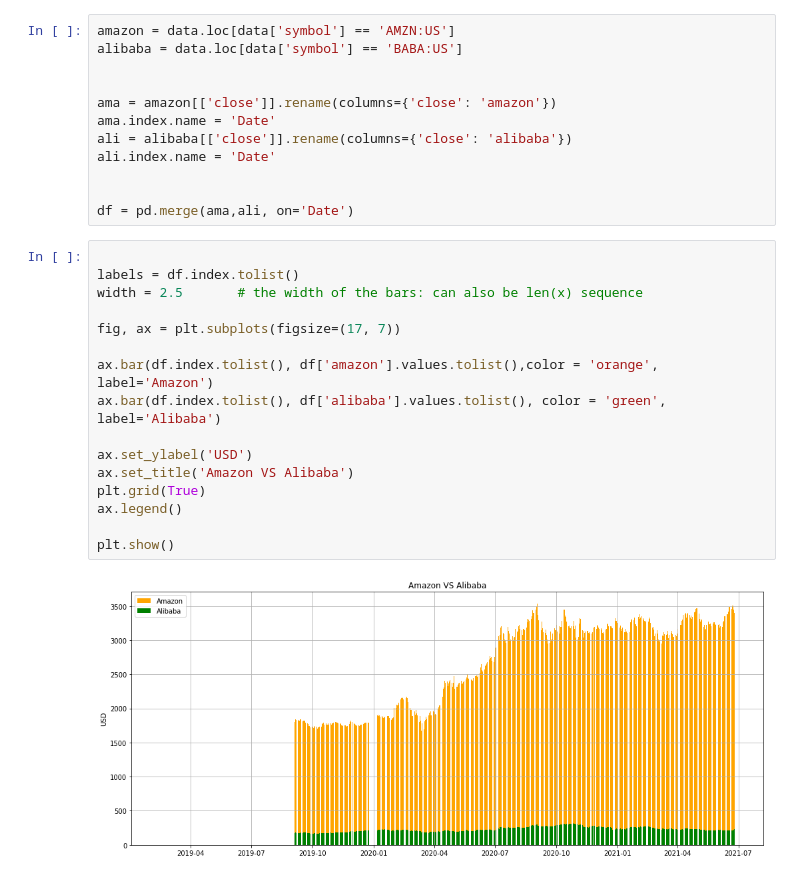
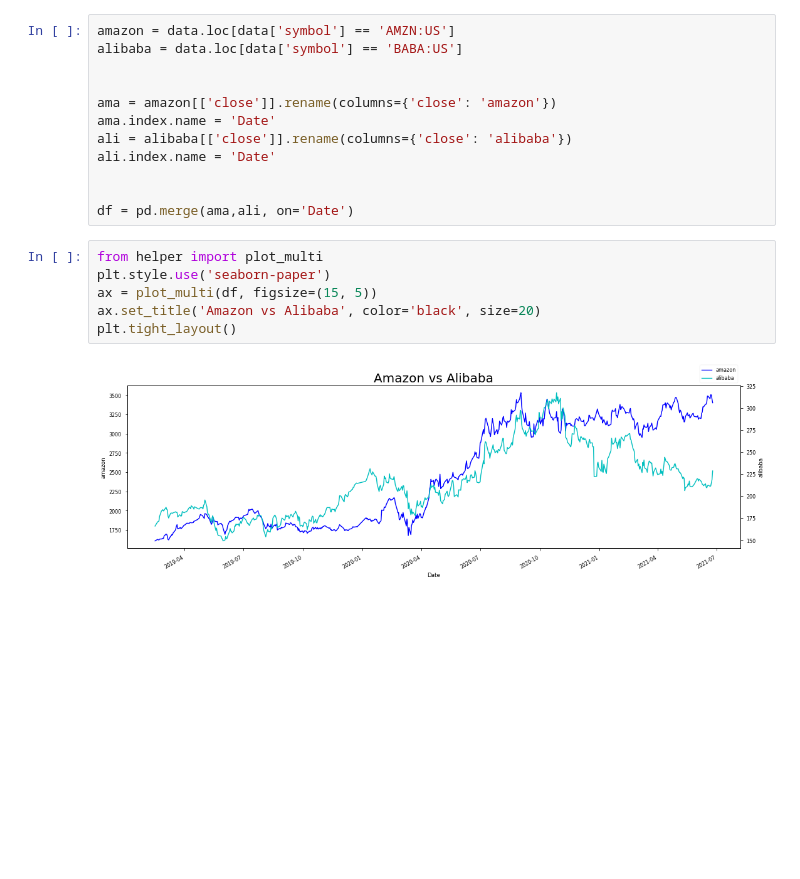
Before and after one commit to tradingeconomics/notebooks, a Jupyter notebook: Stocks/Amazon_Alibaba.ipynb, the cells around one changed output. Cells and saved outputs as stored; diff of their text form; blank space fills up the shorter version.

```diff
--- a/Stocks/Amazon_Alibaba.ipynb
+++ b/Stocks/Amazon_Alibaba.ipynb
@@ -22,21 +22,11 @@ ali.index.name = 'Date'
 
 
 df = pd.merge(ama,ali, on='Date')
-# %%
-
-labels = df.index.tolist()
-width = 2.5       # the width of the bars: can also be len(x) sequence
-
-fig, ax = plt.subplots(figsize=(17, 7))
-
-ax.bar(df.index.tolist(), df['amazon'].values.tolist(),color = 'orange', label='Amazon')
-ax.bar(df.index.tolist(), df['alibaba'].values.tolist(), color = 'green', label='Alibaba')
-
-ax.set_ylabel('USD')
-ax.set_title('Amazon VS Alibaba')
-plt.grid(True)
-ax.legend()
-
-plt.show()
-# %% [output]
-[figure, removed]
+# %%
+from helper import plot_multi
+plt.style.use('seaborn-paper')
+ax = plot_multi(df, figsize=(15, 5))
+ax.set_title('Amazon vs Alibaba', color='black', size=20)
+plt.tight_layout()
+# %% [output]
+[figure, added]
```
Also changed, not shown: 48 other files.
